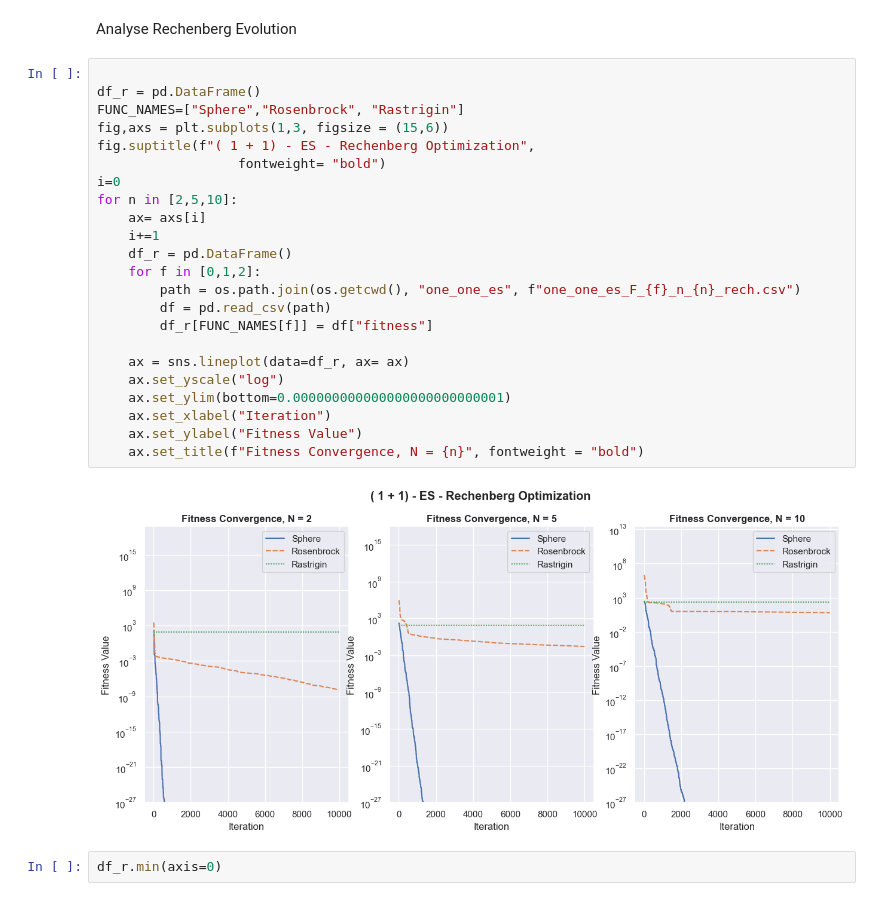
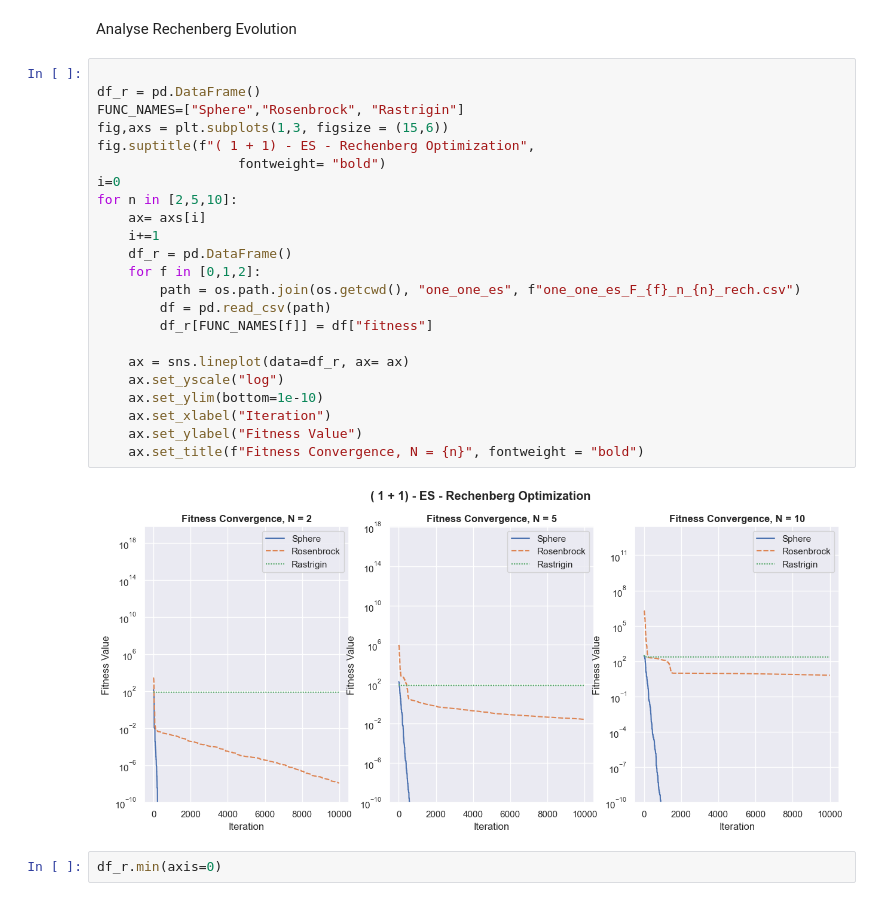
Before and after one commit to Fernando3161/EvolutionStrats23, a Jupyter notebook: results/one_one_es.ipynb, the cells around one changed output. Saved outputs shown, nothing was run; the diff lists cells and outputs as text.

```diff
--- a/results/one_one_es.ipynb
+++ b/results/one_one_es.ipynb
@@ -45,28 +45,28 @@ Analyse Rechenberg Evolution
 # %%
 
 df_r = pd.DataFrame()
 FUNC_NAMES=["Sphere","Rosenbrock", "Rastrigin"]
 fig,axs = plt.subplots(1,3, figsize = (15,6))
 fig.suptitle(f"( 1 + 1) - ES - Rechenberg Optimization",
                   fontweight= "bold")
 i=0
 for n in [2,5,10]:
     ax= axs[i]
     i+=1
     df_r = pd.DataFrame()
     for f in [0,1,2]:
         path = os.path.join(os.getcwd(), "one_one_es", f"one_one_es_F_{f}_n_{n}_rech.csv")
         df = pd.read_csv(path)
         df_r[FUNC_NAMES[f]] = df["fitness"]
 
     ax = sns.lineplot(data=df_r, ax= ax)
     ax.set_yscale("log")
-    ax.set_ylim(bottom=0.000000000000000000000000001)
+    ax.set_ylim(bottom=1e-10)
     ax.set_xlabel("Iteration")
     ax.set_ylabel("Fitness Value")
     ax.set_title(f"Fitness Convergence, N = {n}", fontweight = "bold")
 # %% [output]
-[figure, old version]
+[figure, new version]
 # %%
 df_r.min(axis=0)
 # %% [output]
```
Also changed, not shown: 4 other files.
